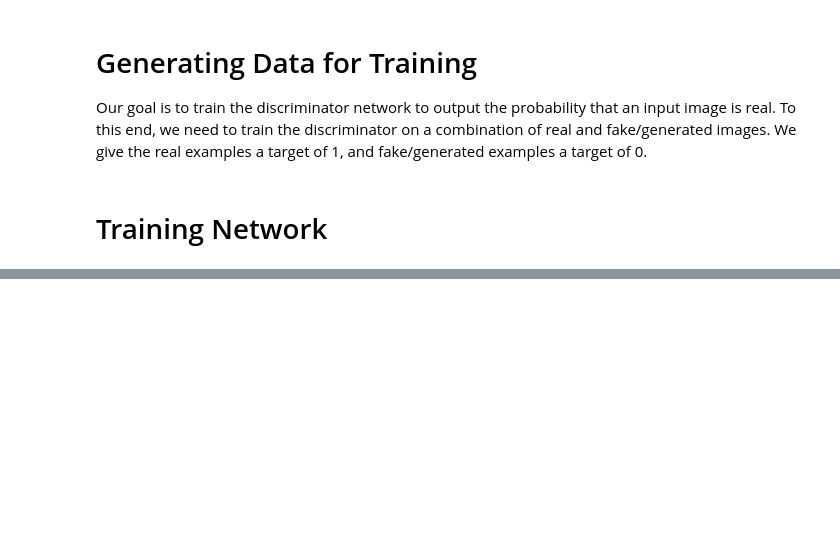
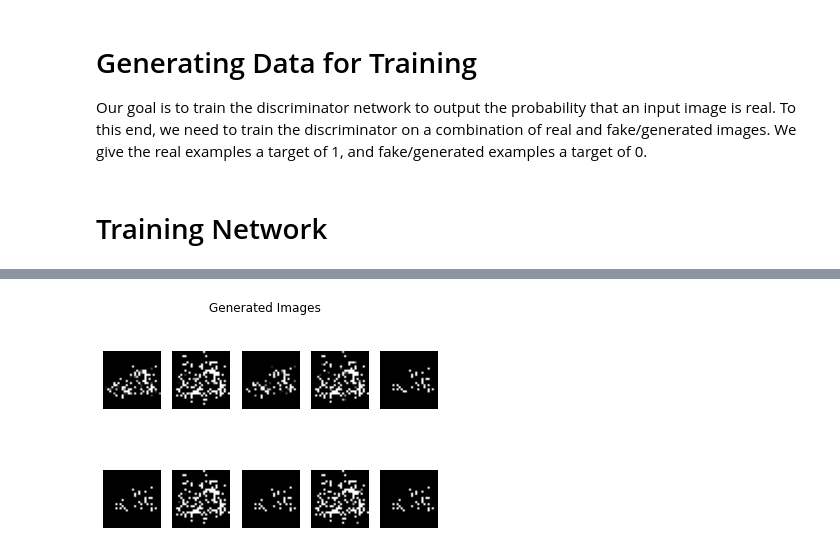
Before and after one commit to geoffcorvera/deeplearning-spring2021, a Jupyter notebook: MNIST_Fashion_GAN.ipynb, the cells around one changed output, grey strips where cells are left out. Saved outputs shown, nothing was run; the diff lists cells and outputs as text; code cells hidden in the pictures; blank space fills up the shorter version.

```diff
--- a/MNIST_Fashion_GAN.ipynb
+++ b/MNIST_Fashion_GAN.ipynb
@@ -133,0 +96,3 @@ _________________________________________________________________
+# %%
+d_model = Discriminator()
+d_model.summary()
@@ -261,0 +307,17 @@ _________________________________________________________________
+# %%
+def generateImages(g_model):
+  Z = generate_latent_points(10)
+  generated_imgs = g_model(Z)
+
+  for i in range(10):
+    plt.subplot(2,5,1+i)
+    plt.imshow(generated_imgs[i][:,:,0], cmap='gray')
+    plt.axis('off')
+
+  plt.suptitle('Generated Images')
+  plt.show()
+# %%
+# 3rd iteration: dataset size = batch_size*128
+generateImages(gan.get_layer('generator'))
+# %% [output]
+[figure, added]
```
Also changed, not shown: parts of 26 cells of this notebook.
